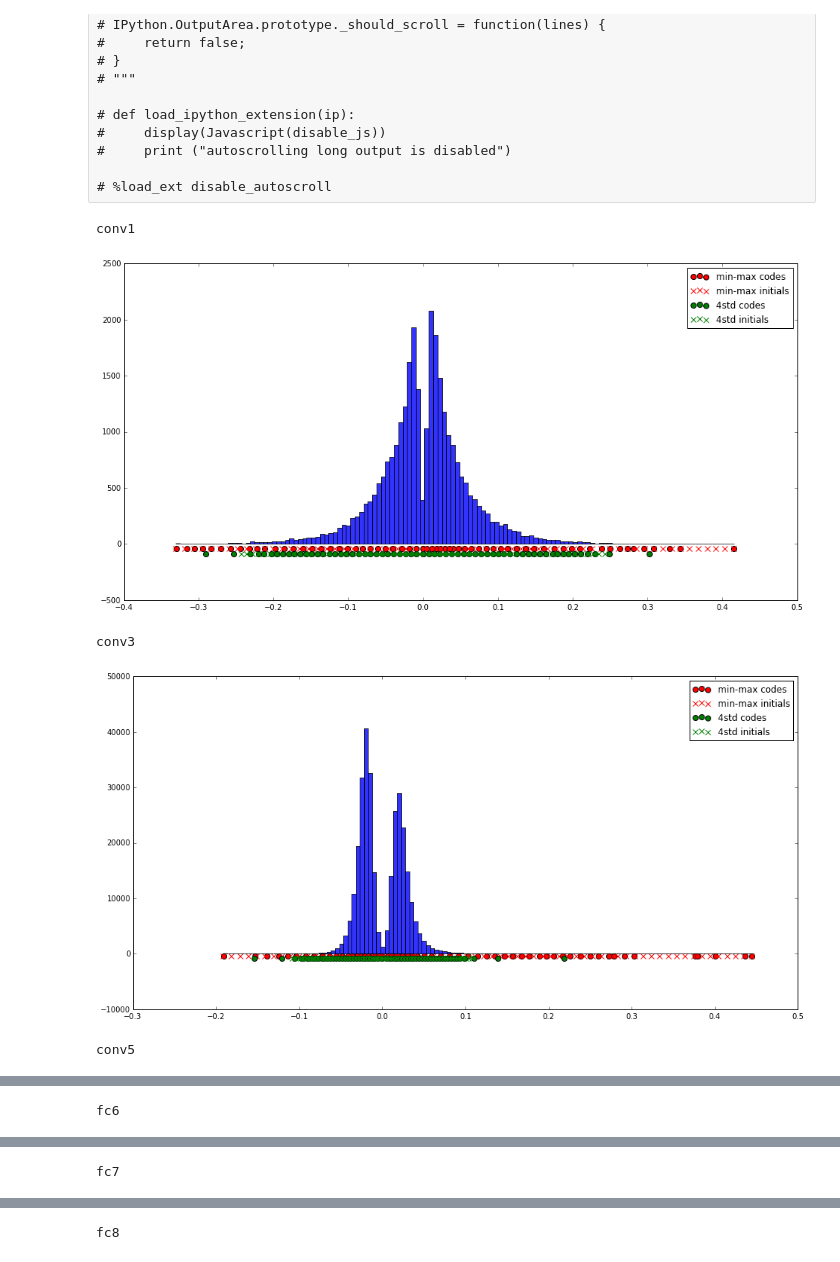
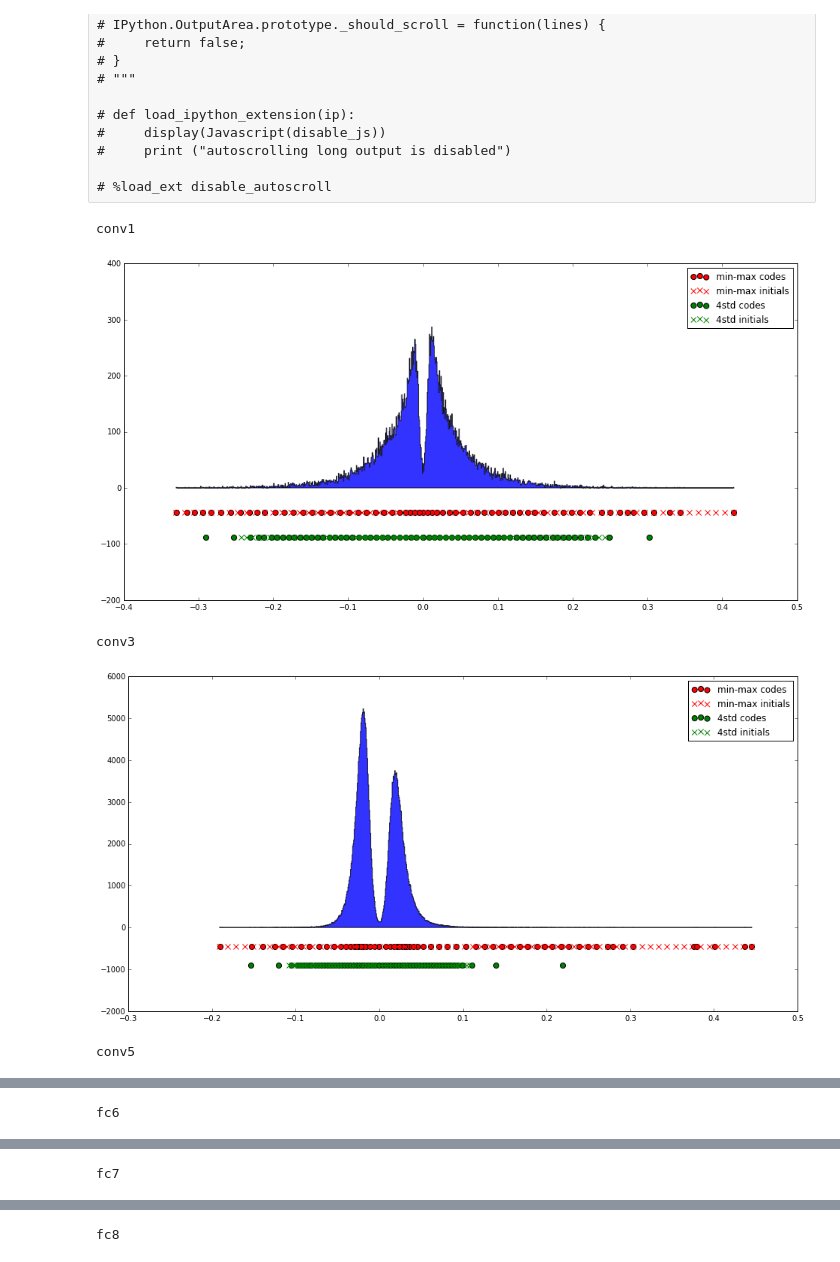
Before and after one commit to gaush123/NeuralCompression, a Jupyter notebook: 1_scripts/visulize/plot_distribution_of_codebook_alexnet.ipynb, the cells around one changed output, grey strips where cells are left out. Cells and saved outputs as stored; diff of their text form; code cells hidden in the pictures.

```diff
--- a/1_scripts/visulize/plot_distribution_of_codebook_alexnet.ipynb
+++ b/1_scripts/visulize/plot_distribution_of_codebook_alexnet.ipynb
@@ -69,41 +70,41 @@ for i,layer in enumerate(layers):
     W = net.params[layer][0].data
     W = W[np.where(W!=0)]
 
-    numBins = 128
+    numBins = 1024
     code = codebook[layer]
     min_W = np.min(W)
     max_W = np.max(W)
     num_c = 2**np.ceil(np.log2(code.size))
     initial_uni = np.linspace(min_W, max_W, num_c)
     print layer
     plt.figure(figsize=(16,8))
     # std = np.std(W)
-    plt.hist(W.flatten(), numBins, color='blue', alpha=0.8)
+    plt.hist(W.flatten(), numBins, color='blue', alpha=0.8, histtype='stepfilled')
     shift = 0.0015 * W.size
     code_dot=plt.scatter(code, np.zeros(code.shape)-shift, marker='o', c='red', s=50)
     initial_cross=plt.scatter(initial_uni, np.zeros(initial_uni.shape)-shift, marker='x', c='red', s=50)
 
     # 4std
     W = net.params[layer][0].data
     W = W[np.where(W!=0)]
-    numBins = 128
+
     code = codebook_4std[layer]
 
     std = np.std(W)
     num_c = 2**np.ceil(np.log2(code.size))
     initial_uni = np.linspace(std * -4, std * 4, num_c)
 
     # std = np.std(W)
     # plt.hist(W.flatten(), numBins, color='blue', alpha=0.8)
     code_4std_dot=plt.scatter(code, np.zeros(code.shape)-2*shift, marker='o', c='green', s=50)
     initial_4std_cross=plt.scatter(initial_uni, np.zeros(initial_uni.shape)-2*shift, marker='x', c='green', s=50)
 
     plt.legend([code_dot, initial_cross, code_4std_dot, initial_4std_cross],
                ['min-max codes', 'min-max initials', '4std codes', '4std initials'])
     plt.show()
 # %% [output]
 conv1
-[figure, old version]
+[figure, new version]
 conv3
-[figure, old version]
+[figure, new version]
 conv5
```
Also changed, not shown: parts of 4 cells of this notebook, 15 other files.
